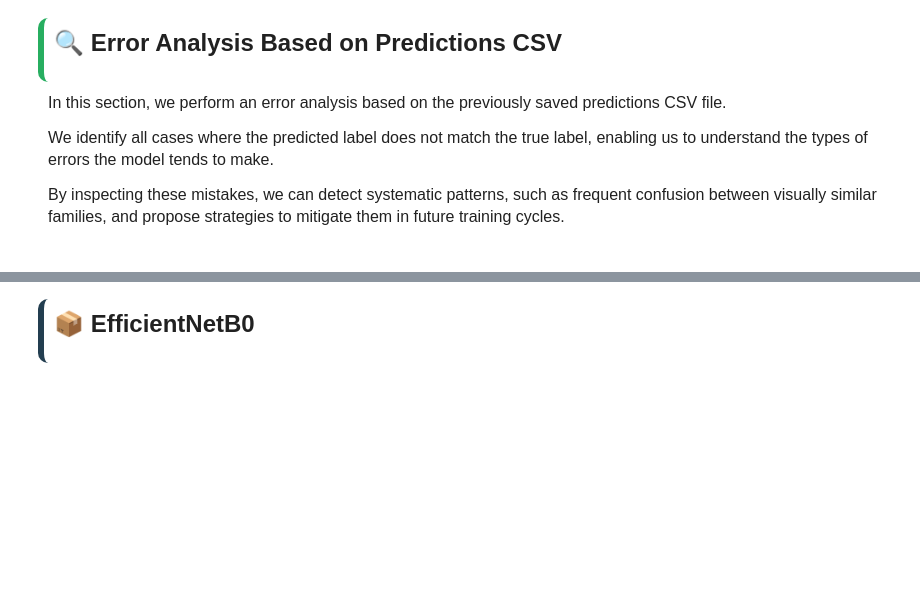
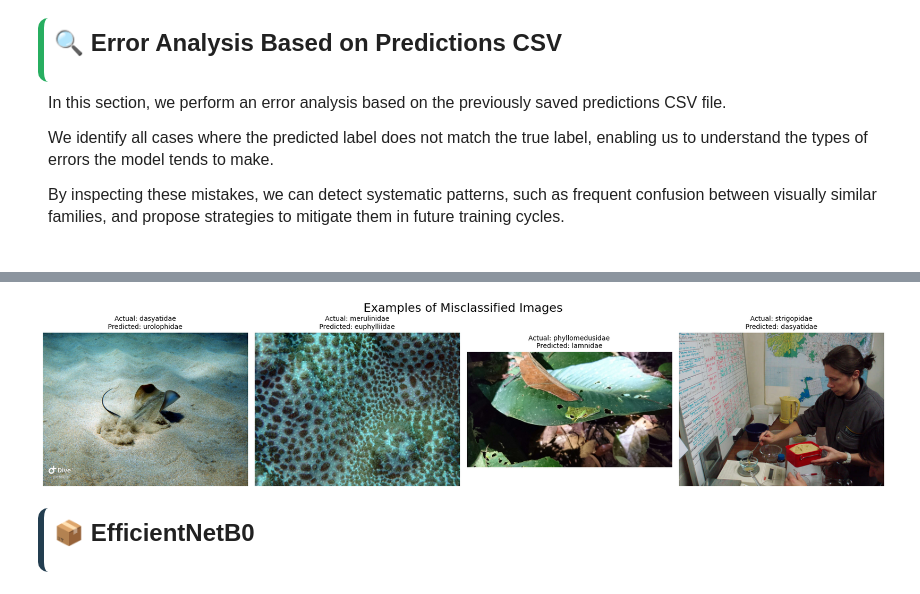
Before and after one commit to TiagoPedrotkd/DL_EOLP, a Jupyter notebook: notebooks/05_EAEA.ipynb, the cells around one changed output, grey strips where cells are left out. Saved outputs shown, nothing was run; the diff lists cells and outputs as text; code cells hidden in the pictures; blank space fills up the shorter version.

```diff
--- a/notebooks/05_EAEA.ipynb
+++ b/notebooks/05_EAEA.ipynb
@@ -180,27 +238,29 @@ print(tabulate(errors_df.sample(4), headers="keys", tablefmt="fancy_grid", showi
 # %%
-num_erros_para_mostrar = 4
+num_errors_to_show = 4
 
-num_erros_para_mostrar = min(num_erros_para_mostrar, len(errors_df))
+num_errors_to_show = min(num_errors_to_show, len(errors_df))
 
 plt.figure(figsize=(18, 12))
 
-for i, (_, row) in enumerate(errors_df.sample(num_erros_para_mostrar).iterrows()):
+for i, (_, row) in enumerate(errors_df.sample(num_errors_to_show).iterrows()):
     img_path = TEST_DIR / row['filename']
 
     try:
         img = Image.open(img_path)
 
         plt.subplot(3, 4, i + 1)
         plt.imshow(img)
-        plt.title(f"True: {row['true_label']}\nPred: {row['predicted_label']}", fontsize=10)
+        plt.title(f"Actual: {row['true_label']}\nPredicted: {row['predicted_label']}", fontsize=10)
         plt.axis('off')
 
     except Exception as e:
-        print(f"Erro ao abrir a imagem {img_path}: {e}")
+        print(f"Error opening image {img_path}: {e}")
 
-plt.suptitle("Imagens onde o modelo errou", fontsize=18)
+plt.suptitle("Examples of Misclassified Images", fontsize=18)
 plt.tight_layout()
 plt.show()
+# %% [output]
+[figure, added]
 # %% [markdown]
 
 <div style="border-left: 6px solid #233e50; margin-left:40px; padding:10px; border-radius:10px; font-family:Arial, sans-serif; font-size:24px;">
```
Also changed, not shown: parts of 13 cells of this notebook, 17 other files.
